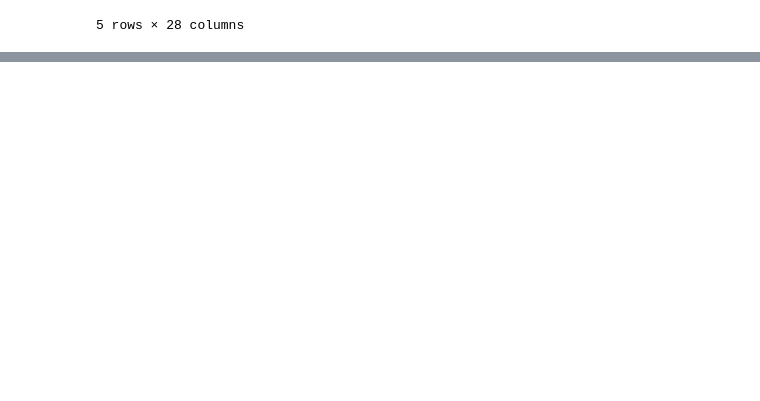
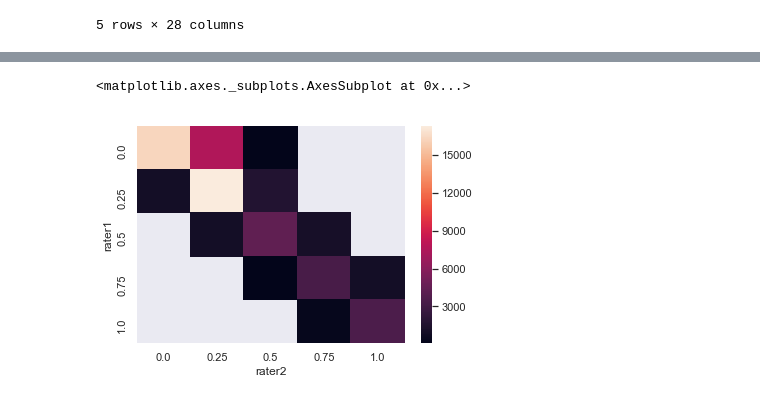
Before and after one commit to gadamc/datachallenges, a Jupyter notebook: week8/AdamCox_week8challenge.ipynb, the cells around one changed output, grey strips where cells are left out. Cells and saved outputs as stored; diff of their text form; code cells hidden in the pictures; blank space fills up the shorter version.

```diff
--- a/week8/AdamCox_week8challenge.ipynb
+++ b/week8/AdamCox_week8challenge.ipynb
@@ -77,0 +125,5 @@ df2.head()
+# %%
+sns.heatmap(data.unstack())
+# %% [output]
+<matplotlib.axes._subplots.AxesSubplot at 0x...>
+[figure, added]
```
Also changed, not shown: parts of 41 cells of this notebook.
